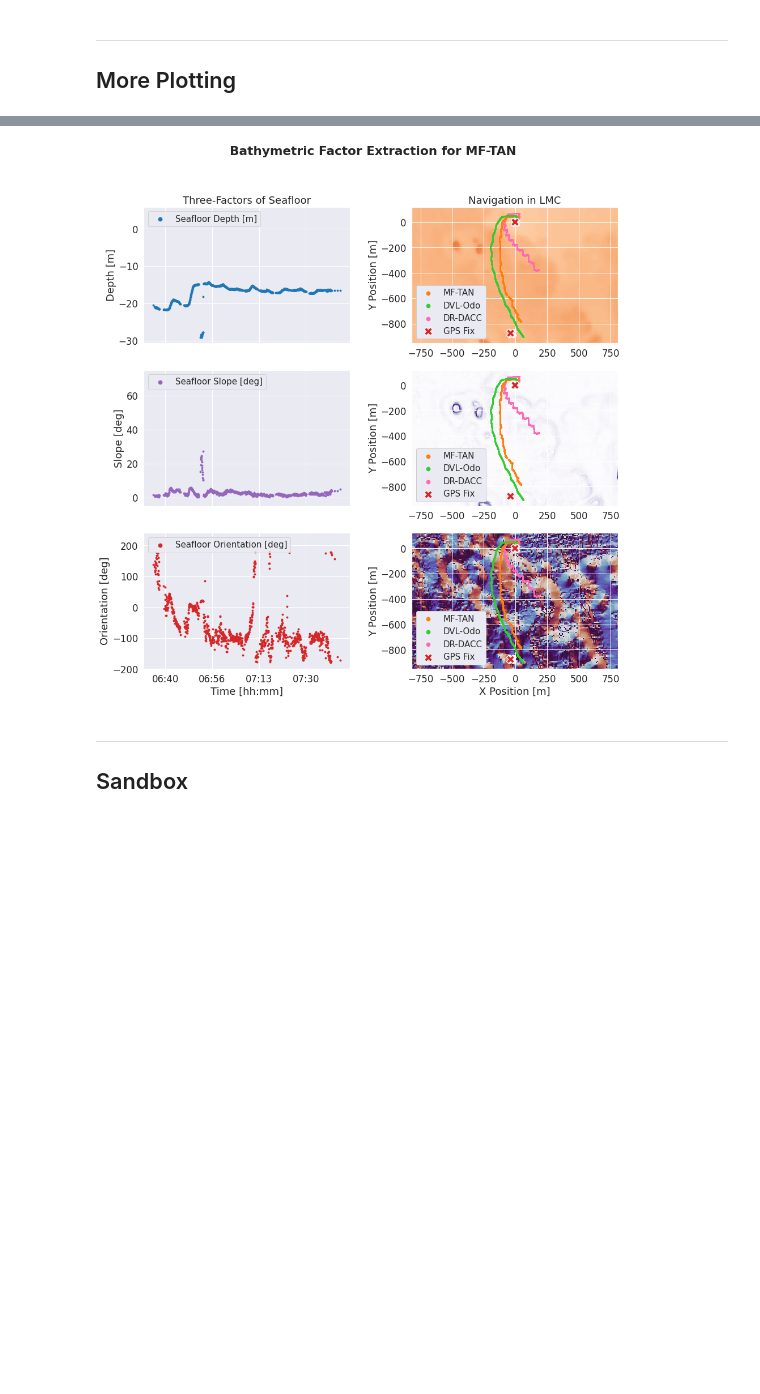
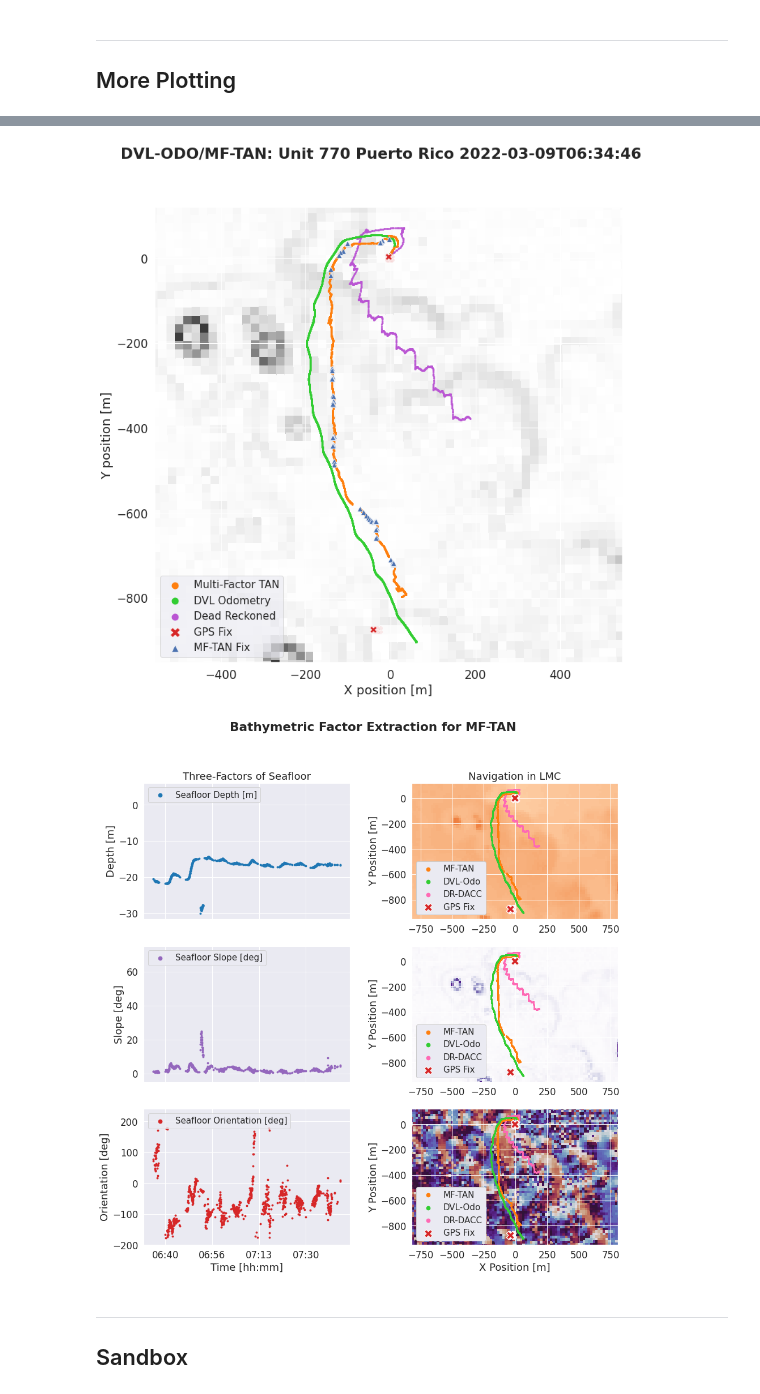
Before and after one commit to gidobot/dvl-nav, a Jupyter notebook: notebook/dvl-navigation-unit770.ipynb, the cells around one changed output, grey strips where cells are left out. Saved outputs shown, nothing was run; the diff lists cells and outputs as text; code cells hidden in the pictures; blank space fills up the shorter version.

Commit message:
Navigation Performance Working

```diff
--- a/notebook/dvl-navigation-unit770.ipynb
+++ b/notebook/dvl-navigation-unit770.ipynb
@@ -111,16 +111,16 @@ reload_modules()
 
 # 3.4m resolution
 # bathy_df = pd.read_csv('/home/gburgess/dvl-nav/data/field_data/kolumbo/bathy/Kolumbo-1.csv')
-bathy_df = pd.read_csv('/home/glider-sim/dvl-nav/data/field_data/puerto_rico/bathy/puertoRico_TS1-3.csv')
+bathy_df = pd.read_csv('/home/glider-sim/dvl-nav/data/field_data/puerto_rico/bathy/puertoRico_TS1-6.csv')
 # bathy_df = pd.read_csv('/home/glider-sim/dvl-nav/data/field_data/puerto_rico/bathy/puertoRico_bathy.csv')
-grid_res_num = 10.2
+grid_res_num = 20.4
 
 
 # 3.4m resolution
 # bathy_df_var = pd.read_csv('/home/gburgess/dvl-nav/data/field_data/kolumbo/bathy/Kolumbo-2.csv')
-bathy_df_var = pd.read_csv('/home/glider-sim/dvl-nav/data/field_data/puerto_rico/bathy/puertoRico_TS1-6.csv')
+bathy_df_var = pd.read_csv('/home/glider-sim/dvl-nav/data/field_data/puerto_rico/bathy/puertoRico_TS1-9.csv')
 # bathy_df_var = pd.read_csv('/home/glider-sim/dvl-nav/data/field_data/puerto_rico/bathy/puertoRico_bathy_var.csv')
-map_var_resolution = '20.4m'
+map_var_resolution = '30m'
 # %% [markdown]
 <a id='import-glider-flight-computer'></a>
 ### Glider Flight Computer Data
@@ -1135,8 +1120,9 @@ tan_pos_r = [0]
 dvl_pos_r = [0]
 sf_tan_pos_x = [0]
 sf_tan_pos_y = [0]
-tan_update_x = []
-tan_update_y = []
+tan_update_x = [np.NaN]
+tan_update_y = [np.NaN]
+
 tan_update_t = []
 tan_update_index  = []
 tan_update_depth  = []
@@ -1233,12 +1219,14 @@ for t in range(1,len(ts.df)):
                 sf_tan_pos_y.append(gps_y)
                 new_r = np.min([prev_r*0.5, 50])
                 tan_pos_r.append(prev_r)
+                tan_update_x.append(np.NaN)
+                tan_update_y.append(np.NaN)
                 continue
 
     # ignore case when 3 or less slant ranges are present
     # ignore case when glider is not sufficiently pitched
     #######################################Pose Filter##################### REMOVED
-    if (len(valid_slant_ranges) < min_valid_slant_ranges): #or (abs(aug_pitch) < pc.MIN_PITCH)):
+    if (len(valid_slant_ranges) < min_valid_slant_ranges) or (abs(aug_pitch) < pc.MIN_PITCH):
         pc_bathy_depth.append(np.nan)
         pc_bathy_slope.append(np.nan)
         pc_bathy_orient.append(np.nan)
@@ -1248,6 +1236,8 @@ for t in range(1,len(ts.df)):
         tan_pos_r.append(dvl_odo_r)
         sf_tan_pos_x.append(sf_dvl_odo_x)
         sf_tan_pos_y.append(sf_dvl_odo_y)
+        tan_update_x.append(np.NaN)
+        tan_update_y.append(np.NaN)
         continue
 
     # compute rotation matrices to go from instrument coords to earth coords
@@ -1297,6 +1287,8 @@ for t in range(1,len(ts.df)):
         tan_pos_r.append(dvl_odo_r)
         sf_tan_pos_x.append(sf_dvl_odo_x)
         sf_tan_pos_y.append(sf_dvl_odo_y)
+        tan_update_x.append(np.NaN)
+        tan_update_y.append(np.NaN)
         continue
 
     ###########################################
@@ -1435,6 +1427,8 @@ for t in range(1,len(ts.df)):
             tan_update_depth.append(bathy_depth)
             tan_update_slope.append(bathy_slope)
             tan_update_orient.append(bathy_orient)
+            tan_update_x.append(np.NaN)
+            tan_update_y.append(np.NaN)
 
         # otherwise use DVL
         else:
@@ -1442,6 +1436,8 @@ for t in range(1,len(ts.df)):
             tan_pos_y.append(dvl_odo_y)
             tan_pos_z.append(depth)
             tan_pos_r.append(dvl_odo_r)
+            tan_update_x.append(np.NaN)
+            tan_update_y.append(np.NaN)
 
 
     # if match found, update pos and reduce uncertainty
@@ -1460,10 +1456,6 @@ for t in range(1,len(ts.df)):
         sf_tan_pos_x.append(sf_dvl_odo_x)
         sf_tan_pos_y.append(sf_dvl_odo_y)
 
-
-# HOLD Up is this what im looking for???
-
-
 # add seafloor factors to the dataframe
 pc_bathy_depth  = np.array(pc_bathy_depth)
 pc_bathy_slope  = np.array(pc_bathy_slope)
@@ -1479,6 +1471,10 @@ ts.df['tan_pos_y'] = tan_pos_y
 ts.df['tan_pos_z'] = tan_pos_z
 ts.df['tan_pos_r'] = tan_pos_r
 
+# add locations of TAN updates to data frame
+ts.df['tan_update_x'] = tan_update_x
+ts.df['tan_update_y'] = tan_update_y
+
 print("> Finished Multi-Factor Terrain-Aided Navigation!")
 # %% [output]
 > Finished Multi-Factor Terrain-Aided Navigation!
@@ -1727,20 +1885,20 @@ dvl_plotter_unit770_PR.plot_profile_and_odometry_and_dr_and_bathymetry(ts, df_db
 # %%
 reload_modules()
 #MF-TAN things. Need to test on DAVE Desktop
 
 #bathy_factor_depth is currently just the inverse of AUG depth soooo something is wrong with how bathy factor is being calculated
 
 #Need to distinguish between bathy_factor_depth and pc_factor_depth
 
-#TODO Add slope factor background, and MF-TAN fixes
-# Plot profile and navigation (edit and modify once MF-TAN is working)
-# dvl_plotter_unit770_PR.plot_profile_and_navigation(ts, df_dbd, save_name=path_to_save_to + selected_dive + '_profile_nav.png')
+# Plot profile and navigation
+dvl_plotter_unit770_PR.plot_navigation(ts, df_dbd, bathy_df, 'unit_770', save_name=path_to_save_to + selected_dive + '_profile_nav.png')
 
 #TODO look at how bathy_factor_x,y,z are being calculated
 # Plot profile and Nav and Three Factors (edit and modify once MF-TAN is working)
 dvl_plotter_unit770_PR.plot_profile_and_odometry_and_dr_and_three_factors(ts, df_dbd ,bathy_df, save_name=path_to_save_to + selected_dive + '_profile_odo_dr_w_3fac.png')
 # %% [output]
-[figure, old version]
+[figure, new version]
+[figure, added]
 # %%
 # Exploitative Depth Band Selection
 #TODO would need to look into further
```
Also changed, not shown: parts of 17 cells of this notebook.
